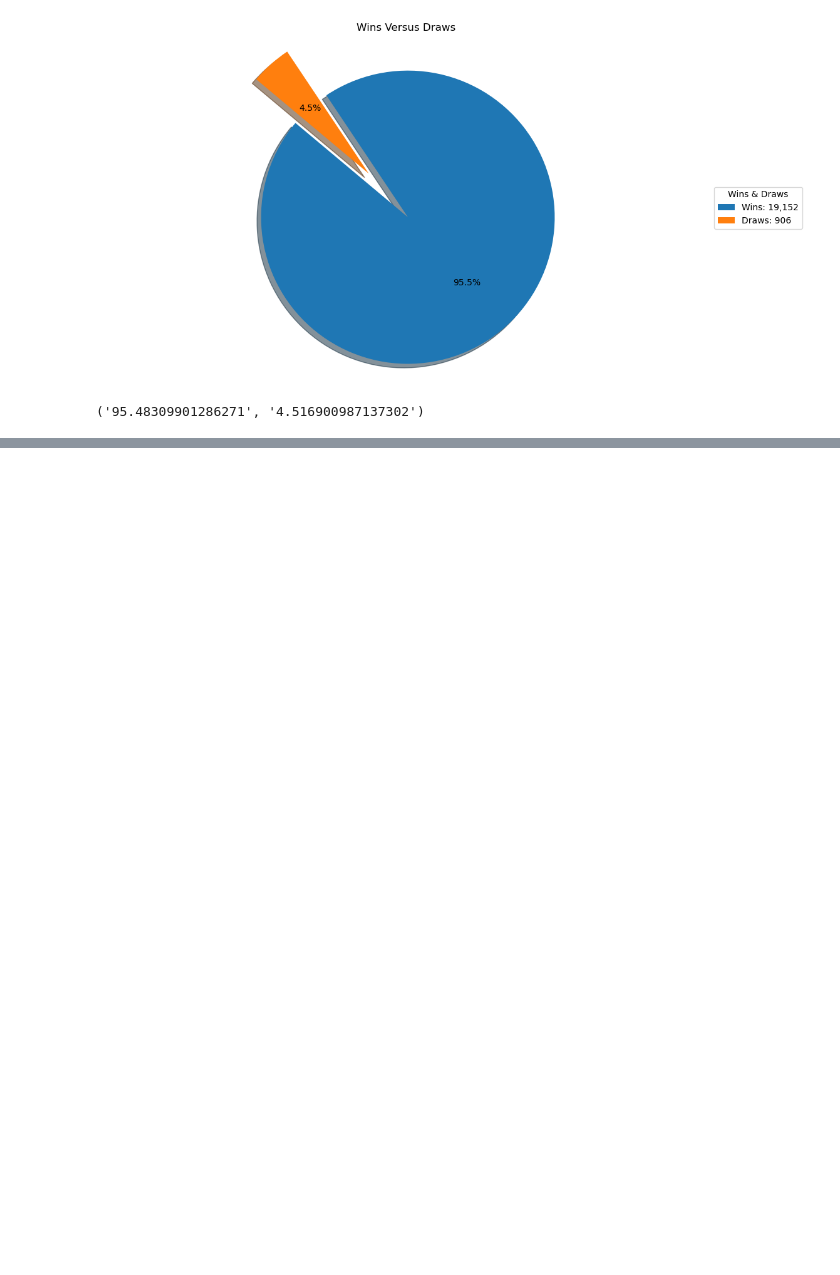
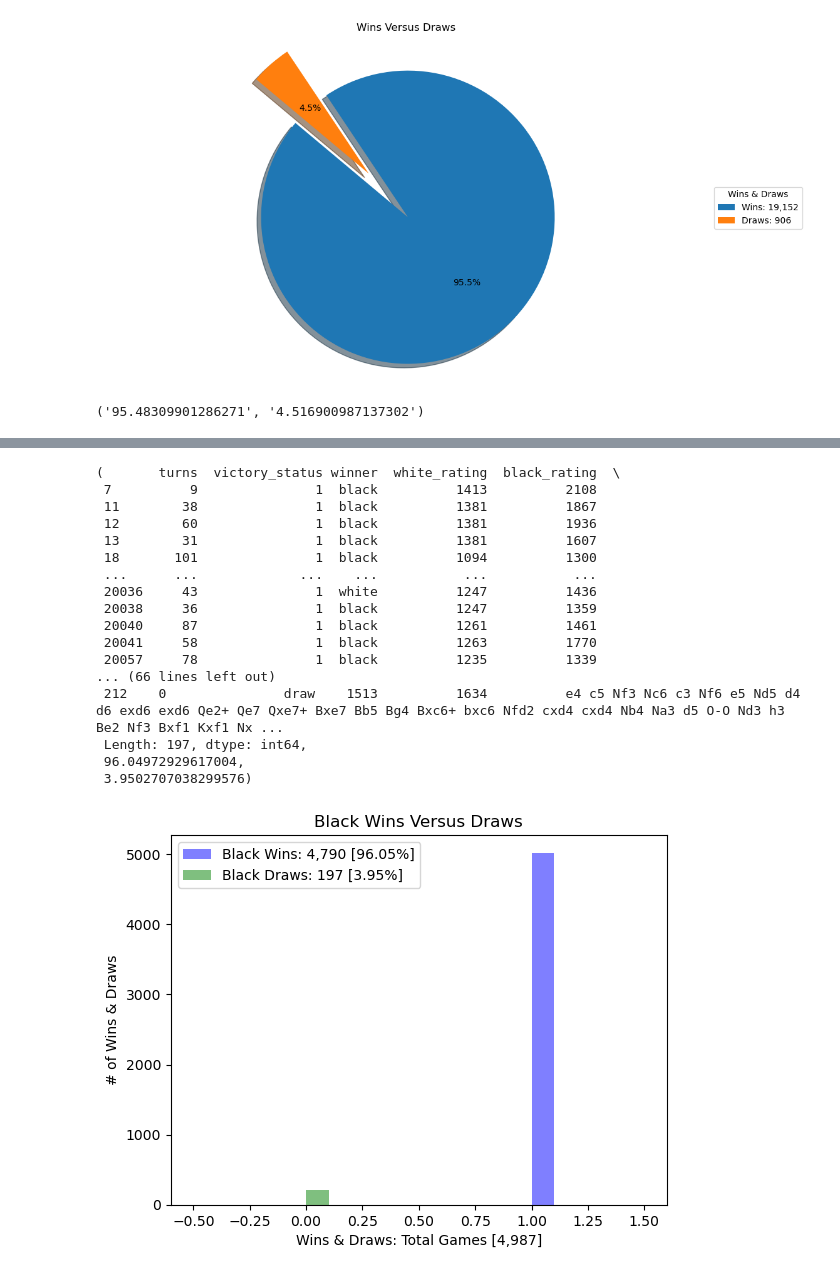
Before and after one commit to mbrann2/chess_games, a Jupyter notebook: notebooks/chess_games.ipynb, the cells around one changed output, grey strips where cells are left out. Drawn from its saved outputs; the diff is of its cells as text; code cells hidden in the pictures; blank space fills up the shorter version.

```diff
--- a/notebooks/chess_games.ipynb
+++ b/notebooks/chess_games.ipynb
@@ -159,18 +118,0 @@ See the caveats in the documentation: https://pandas.pydata.org/pandas-docs/stab
-# %%
-# Look at stronger black players, greater than 100 ELO, and map winning categories [mate, out of time, and resign] to 1 and draw category to 0.
-def chess_differentials_black(chess_df):
-    chess_df = chess_df.copy()
-    chess_df['Rating Differential Black'] = (chess_df['black_rating'] - chess_df['white_rating'])
-    black_greater_100 = (chess_df[chess_df['Rating Differential Black'] > 100])
-
-    def victory_status(s):
-        if s == 'draw':
-            return 0
-
-        else:
-            return 1
-    black_greater_100['victory_status'] = black_greater_100['victory_status'].apply(victory_status)
-
-    return black_greater_100
-chess_outcomes_black = chess_differentials_black(chess_games)
-chess_outcomes_black
@@ -195,0 +191,44 @@ See the caveats in the documentation: https://pandas.pydata.org/pandas-docs/stab
+# %%
+# Look at stronger black players, greater than 100 ELO, and map winning categories [mate, out of time, and resign] to 1 and draw category to 0.
+# Perform t-test to analyze the p-value and ultimately the null & alternate hypotheses for black differentials.
+# Histogram pot displaying black wins versus black draws when black is the superior opponent.
+
+def chess_differentials_black(chess_df):
+    chess_df = chess_df.copy()
+    chess_df['Rating Differential Black'] = (chess_df['black_rating'] - chess_df['white_rating']).astype(int)
+    black_greater_100 = (chess_df[chess_df['Rating Differential Black'] > 100])
+
+    def victory_status(s):
+        if s == 'draw':
+            return 0
+
+        else:
+            return 1
+    black_greater_100['victory_status'] = black_greater_100['victory_status'].apply(victory_status).astype(int)
+
+    black_ttest = spicystats.ttest_ind(black_greater_100['Rating Differential Black'], black_greater_100['victory_status'], equal_var = False)
+
+    fig,ax = plt.subplots()
+
+    black_victory = black_greater_100[black_greater_100['victory_status'] == 1]
+    black_draw = black_greater_100[black_greater_100['victory_status'] == 0]
+
+    ax.hist(black_victory['victory_status'], color = 'b', alpha = 0.5, label = 'Black Wins: 4,790 [96.05%]')
+    ax.hist(black_draw['victory_status'], color = 'g', alpha = 0.5, label = 'Black Draws: 197 [3.95%]')
+    ax.set_title('Black Wins Versus Draws')
+    ax.set_ylabel('# of Wins & Draws')
+    ax.set_xlabel('Wins & Draws: Total Games [4,987]')
+
+    ax.legend();
+    black_victory_counts = black_greater_100[black_greater_100['victory_status'] == 1].value_counts()
+    black_draw_counts = black_greater_100[black_greater_100['victory_status'] == 0].value_counts()
+    black_win_percentage = (4790 /(4790+197))*100
+    black_draw_percentage = (197 /(4790+197))*100
+
+    return black_greater_100, black_ttest, black_victory_counts, black_draw_counts, black_win_percentage, black_draw_percentage
+chess_outcomes_black = chess_differentials_black(chess_games)
+chess_outcomes_black
+# The p-value is less than 0.05, so we reject the null hypothesis and there is significant difference, or impact,
+# between the black rating differentials, with black being the superior opponent, and who wins the game.
+# Black wins 96.05% of the time and draws 3.95% of the time over 4,987 games.
+# %% [output]
@@ -196,3 +240,21 @@ See the caveats in the documentation: https://pandas.pydata.org/pandas-docs/stab
+(       turns  victory_status winner  white_rating  black_rating  \
+ 7          9               1  black          1413          2108
+ 11        38               1  black          1381          1867
+ 12        60               1  black          1381          1936
+ 13        31               1  black          1381          1607
+ 18       101               1  black          1094          1300
+ ...      ...             ...    ...           ...           ...
+ 20036     43               1  white          1247          1436
+ 20038     36               1  black          1247          1359
+ 20040     87               1  black          1261          1461
+ 20041     58               1  black          1263          1770
+ 20057     78               1  black          1235          1339
+... (66 lines left out)
+ 212    0               draw    1513          1634          e4 c5 Nf3 Nc6 c3 Nf6 e5 Nd5 d4 d6 exd6 exd6 Qe2+ Qe7 Qxe7+ Bxe7 Bb5 Bg4 Bxc6+ bxc6 Nfd2 cxd4 cxd4 Nb4 Na3 d5 O-O Nd3 h3 Be2 Nf3 Bxf1 Kxf1 Nx ...
+ Length: 197, dtype: int64,
+ 96.04972929617004,
+ 3.9502707038299576)
+[figure, added]
 # %%
 # Perform nonlinear Spearman correlation to see potential correlations between rating differentals, fow hwite and black respectively, and their victory status.
 def chess_correlations_spearman(white, black):
```
Also changed, not shown: parts of 10 cells of this notebook.
